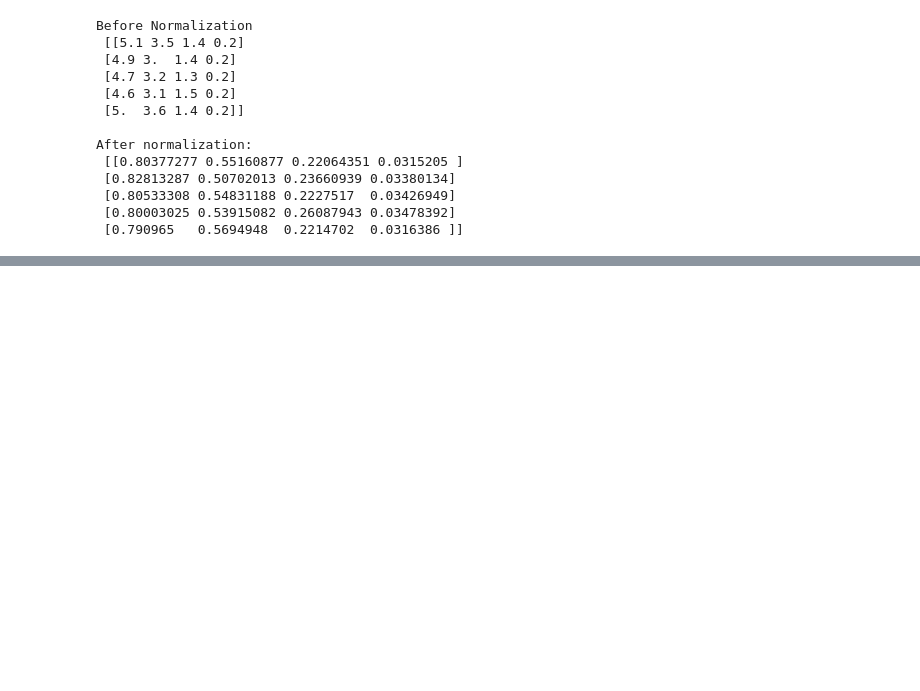
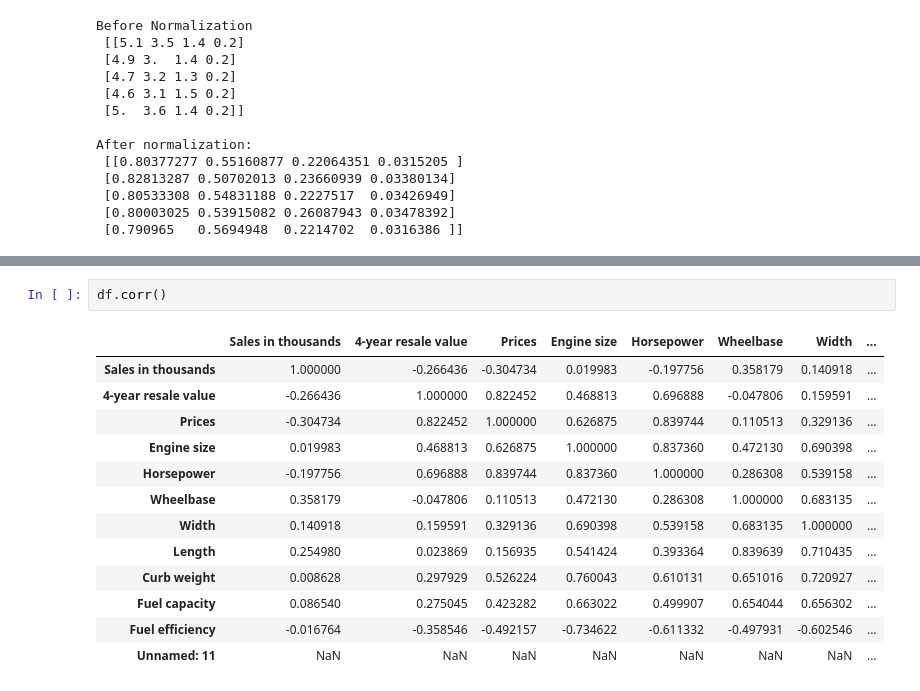
Before and after one commit to yogesh3i/Data_Science_Machine_Learning, a Jupyter notebook: Day-13_Machine_learning/Practice.ipynb, the cells around one changed output, grey strips where cells are left out. Drawn from its saved outputs; the diff is of its cells as text; blank space fills up the shorter version.

```diff
--- a/Day-13_Machine_learning/Practice.ipynb
+++ b/Day-13_Machine_learning/Practice.ipynb
@@ -286,0 +300,16 @@ import matplotlib.pyplot as plt
+# %%
+df.corr()
+# %% [output]
+|  | Sales in thousands | 4-year resale value | Prices | Engine size | Horsepower | Wheelbase | Width | ... |
+| Sales in thousands | 1.000000 | -0.266436 | -0.304734 | 0.019983 | -0.197756 | 0.358179 | 0.140918 | ... |
+| 4-year resale value | -0.266436 | 1.000000 | 0.822452 | 0.468813 | 0.696888 | -0.047806 | 0.159591 | ... |
+| Prices | -0.304734 | 0.822452 | 1.000000 | 0.626875 | 0.839744 | 0.110513 | 0.329136 | ... |
+| Engine size | 0.019983 | 0.468813 | 0.626875 | 1.000000 | 0.837360 | 0.472130 | 0.690398 | ... |
+| Horsepower | -0.197756 | 0.696888 | 0.839744 | 0.837360 | 1.000000 | 0.286308 | 0.539158 | ... |
+| Wheelbase | 0.358179 | -0.047806 | 0.110513 | 0.472130 | 0.286308 | 1.000000 | 0.683135 | ... |
+| Width | 0.140918 | 0.159591 | 0.329136 | 0.690398 | 0.539158 | 0.683135 | 1.000000 | ... |
+| Length | 0.254980 | 0.023869 | 0.156935 | 0.541424 | 0.393364 | 0.839639 | 0.710435 | ... |
+| Curb weight | 0.008628 | 0.297929 | 0.526224 | 0.760043 | 0.610131 | 0.651016 | 0.720927 | ... |
+| Fuel capacity | 0.086540 | 0.275045 | 0.423282 | 0.663022 | 0.499907 | 0.654044 | 0.656302 | ... |
+| Fuel efficiency | -0.016764 | -0.358546 | -0.492157 | -0.734622 | -0.611332 | -0.497931 | -0.602546 | ... |
+| Unnamed: 11 | NaN | NaN | NaN | NaN | NaN | NaN | NaN | ... |
```
Also changed, not shown: parts of 2 cells of this notebook.
